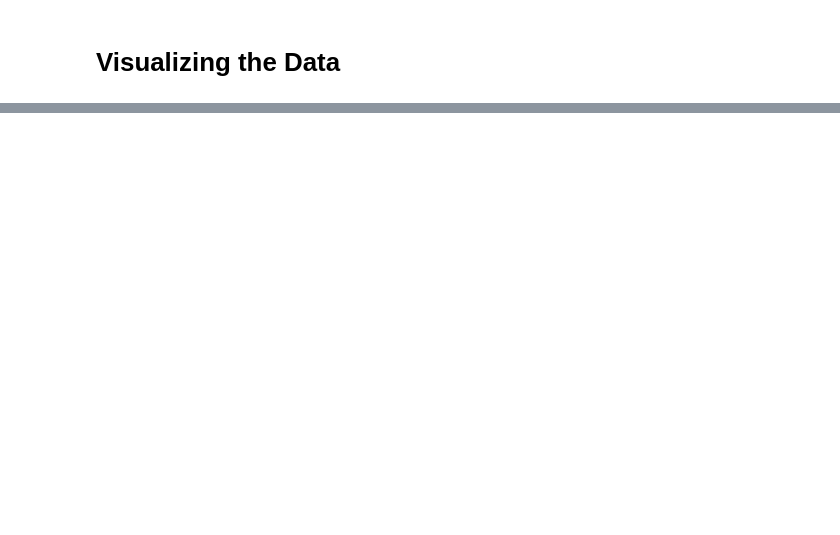
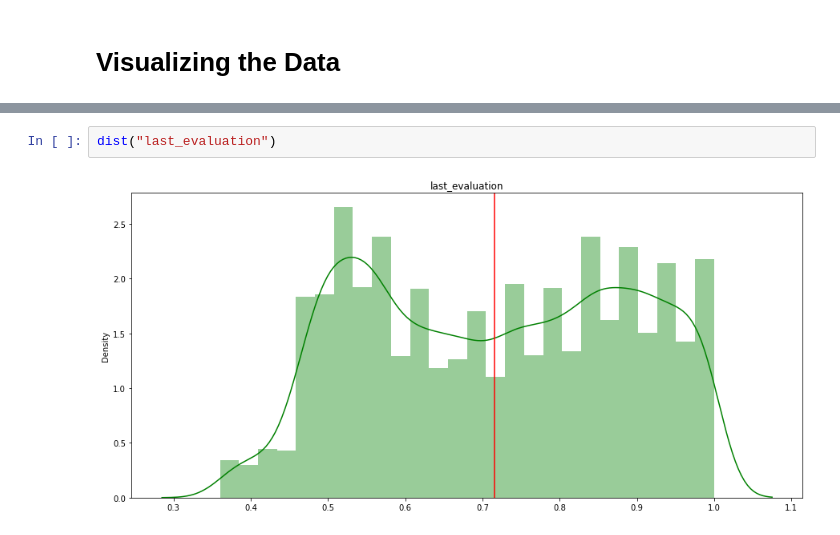
Before and after one commit to JosephMutua/Employees_retention_model, a Jupyter notebook: EDA.ipynb, the cells around one changed output, grey strips where cells are left out. Drawn from its saved outputs; the diff is of its cells as text; blank space fills up the shorter version.

```diff
--- a/EDA.ipynb
+++ b/EDA.ipynb
@@ -145,0 +185,4 @@ for col in df.columns:
+# %%
+dist("last_evaluation")
+# %% [output]
+[figure, added]
```
Also changed, not shown: parts of 22 cells of this notebook.
